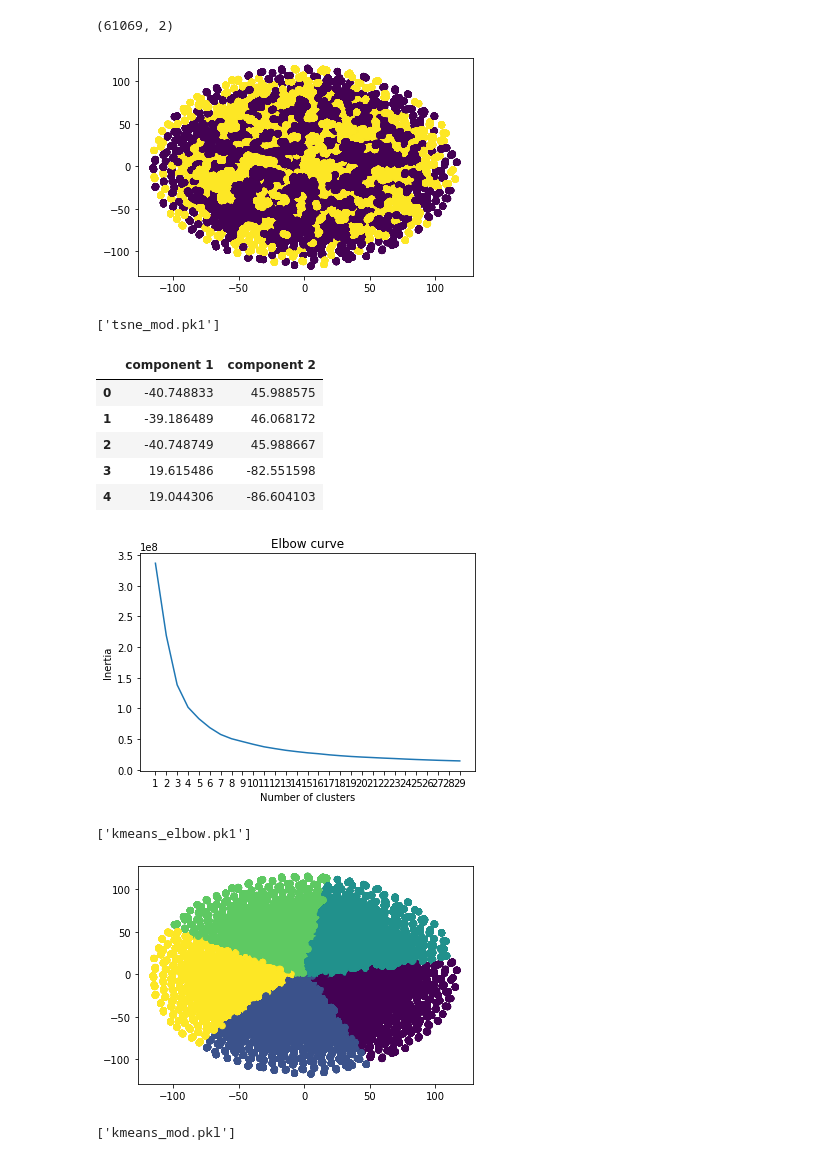
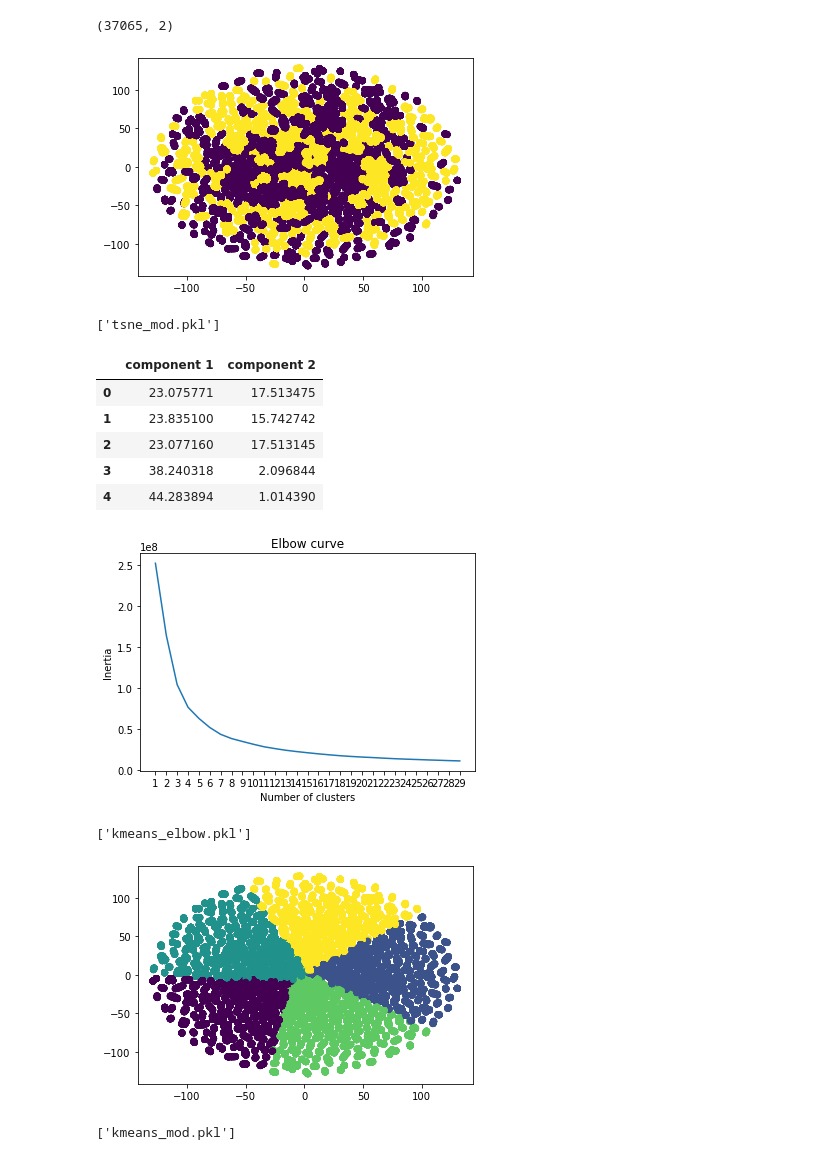
Before and after one commit to cdenq/mushroom-edibility-predictor-web-app, a Jupyter notebook: Main/unsupervised_learning_edits.ipynb, the cells around one changed output. Cells and saved outputs as stored; diff of their text form; code cells hidden in the pictures.

Commit message:
adding html, unsup, and image updates

```diff
--- a/Main/unsupervised_learning_edits.ipynb
+++ b/Main/unsupervised_learning_edits.ipynb
@@ -15,8 +15,8 @@ import joblib
 # concat = pd.concat([train, test])
 # concat
 # %%
-import main_preprocessing
+from main_preprocessing import preprocessing
 
-concat = main_preprocessing.X_scaled
+concat = preprocessing()[6]
 concat
 # %% [output]
@@ -121,7 +116,7 @@ def tsne(shroom_pca):
 
 def tsne_visual(tsne_features):
 
-    labels = main_preprocessing.y
+    labels = preprocessing()[7]
     plt.scatter(tsne_features[:,0], tsne_features[:,1], c=labels)
     tsne_viz = plt.show()
 
@@ -135,9 +130,9 @@ tsne_plot
 
 joblib.dump(tsne_plot, 'tsne_mod.pkl')
 # %% [output]
-(61069, 2)
+(37065, 2)
-[figure, old version]
+[figure, new version]
-['tsne_mod.pk1']
+['tsne_mod.pkl']
 # %%
 # put the tsne data into a df
 tsne_df = pd.DataFrame(
@@ -148,11 +143,11 @@ tsne_df = pd.DataFrame(
 tsne_df.head()
 # %% [output]
 |  | component 1 | component 2 |
-| 0 | -40.748833 | 45.988575 |
-| 1 | -39.186489 | 46.068172 |
-| 2 | -40.748749 | 45.988667 |
-| 3 | 19.615486 | -82.551598 |
-| 4 | 19.044306 | -86.604103 |
+| 0 | 23.075771 | 17.513475 |
+| 1 | 23.835100 | 15.742742 |
+| 2 | 23.077160 | 17.513145 |
+| 3 | 38.240318 | 2.096844 |
+| 4 | 44.283894 | 1.014390 |
 # %%
 # let's try running the kmeans model now that we have composite features
 # %%
@@ -162,34 +157,33 @@ kmeans_elbow
 
 joblib.dump(kmeans_elbow, 'kmeans_elbow.pkl')
 # %% [output]
-[figure, old version]
+[figure, new version]
-['kmeans_elbow.pk1']
+['kmeans_elbow.pkl']
 # %%
 # creating k means clusters
 
 def km_clusters(n, data):
 
     # Initialize the K-Means model
     model = KMeans(n_clusters=n, random_state=0)
 
     # Train the model
     model.fit(data)
 
     # Predict clusters
     predictions = model.predict(data)
 
     # Create return DataFrame with predicted clusters
     data["class"] = model.labels_
 
     #visualize the clusters
-    plt.scatter(data['component 1'], data['component 2'], c=data['class'])
-    plot = plt.show()
-
+    plot = plt.scatter(data['component 1'], data['component 2'], c=data['class'])
+    plt.savefig('kmeans_model.png')
     return plot
 
 kmeans_model = km_clusters(5, tsne_df)
 # %% [output]
-[figure, old version]
+[figure, new version]
 # %%
 # save the kmeans model
 joblib.dump(kmeans_model, 'kmeans_mod.pkl')
```
Also changed, not shown: parts of 8 cells of this notebook, 11 other files.
